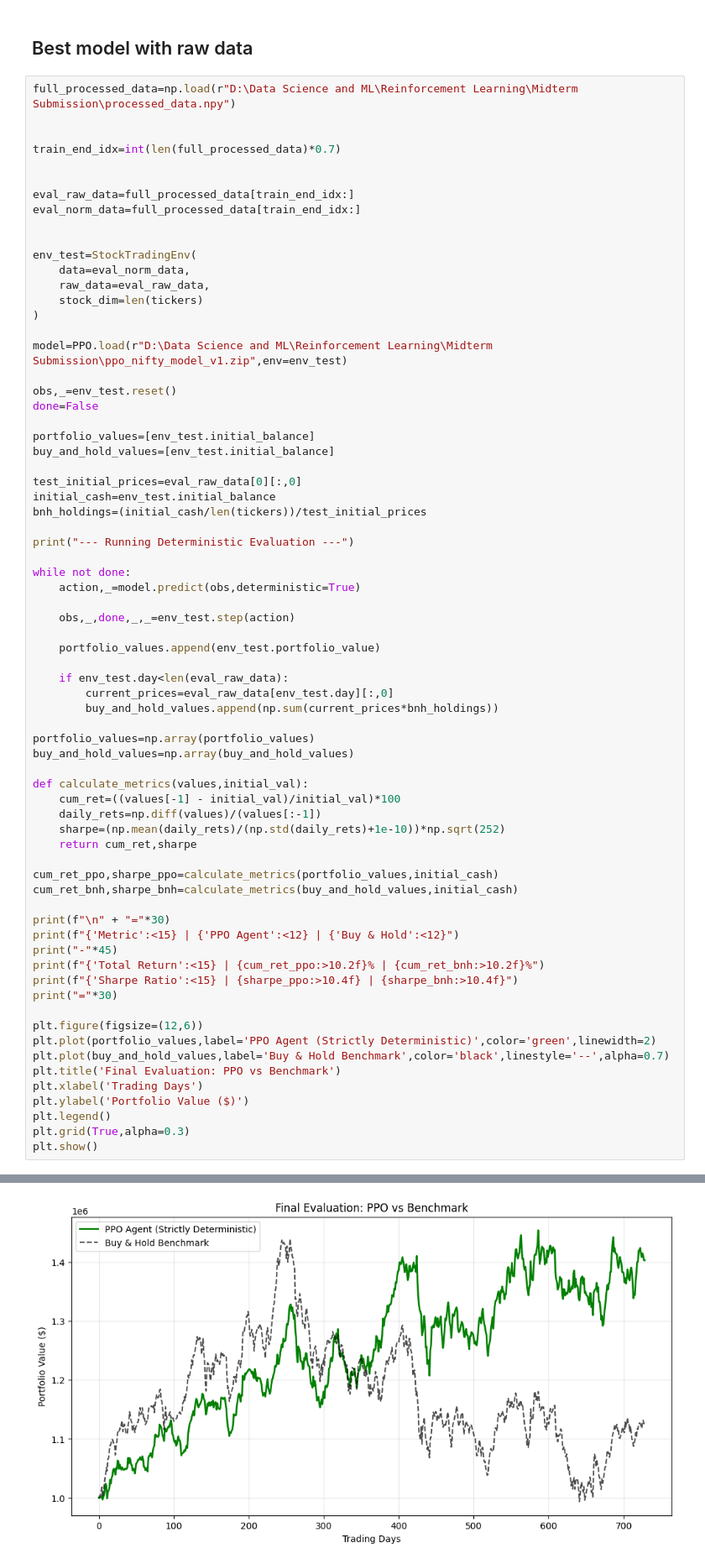
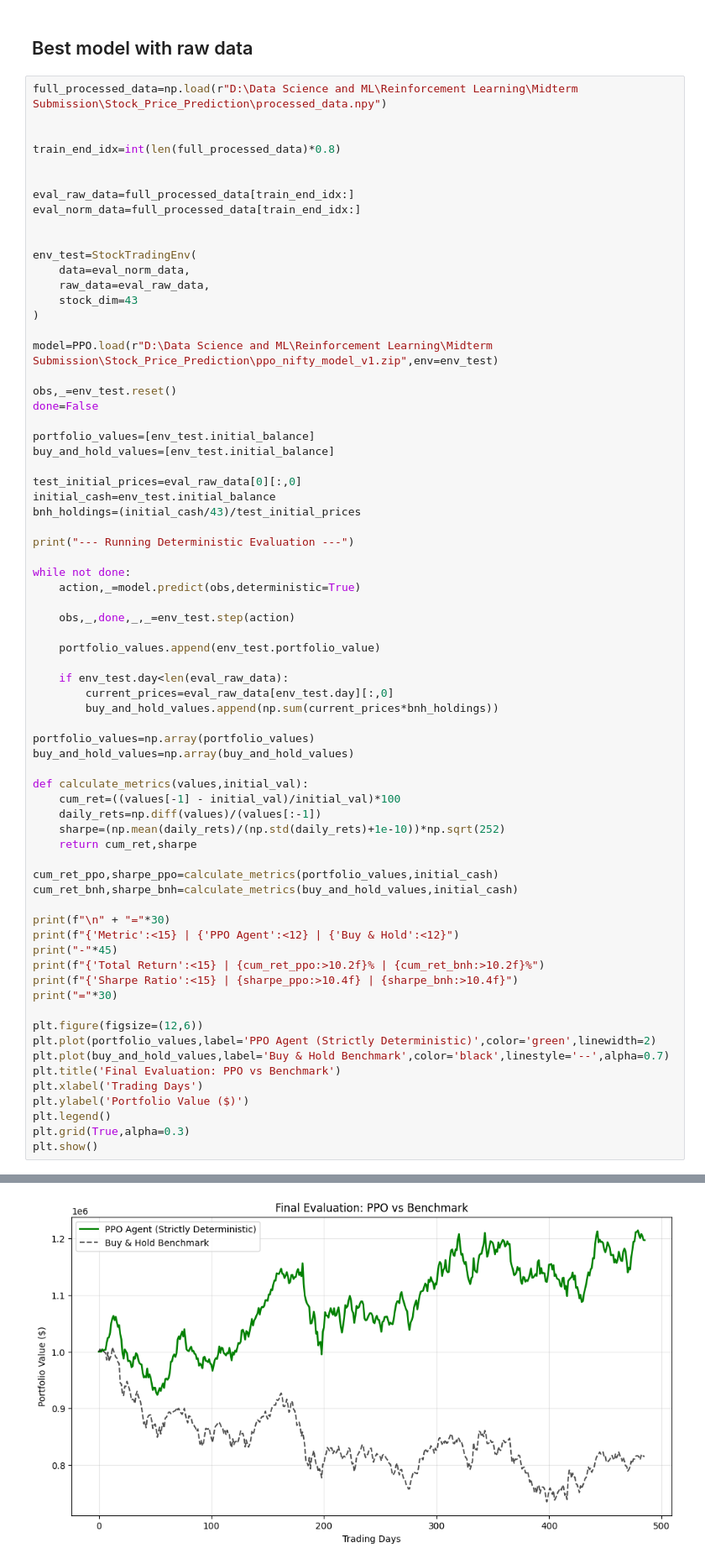
Before and after one commit to Vithulakash24/WiDS_Stock_Price_Prediction_Using_RL, a Jupyter notebook: Stock_Price_Prediction/RL_proj_final.ipynb, the cells around one changed output, grey strips where cells are left out. Shown at 84% size. Cells and saved outputs as stored; diff of their text form.

```diff
--- a/Stock_Price_Prediction/RL_proj_final.ipynb
+++ b/Stock_Price_Prediction/RL_proj_final.ipynb
@@ -420,10 +420,10 @@ np.save(r"D:\Data Science and ML\Reinforcement Learning\Midterm Submission\nifty
 # %% [markdown]
 ## Best model with raw data
 # %%
-full_processed_data=np.load(r"D:\Data Science and ML\Reinforcement Learning\Midterm Submission\processed_data.npy")
+full_processed_data=np.load(r"D:\Data Science and ML\Reinforcement Learning\Midterm Submission\Stock_Price_Prediction\processed_data.npy")
 
 
-train_end_idx=int(len(full_processed_data)*0.7)
+train_end_idx=int(len(full_processed_data)*0.8)
 
 
 eval_raw_data=full_processed_data[train_end_idx:]
@@ -433,10 +433,10 @@ eval_norm_data=full_processed_data[train_end_idx:]
 env_test=StockTradingEnv(
     data=eval_norm_data,
     raw_data=eval_raw_data,
-    stock_dim=len(tickers)
+    stock_dim=43
 )
 
-model=PPO.load(r"D:\Data Science and ML\Reinforcement Learning\Midterm Submission\ppo_nifty_model_v1.zip",env=env_test)
+model=PPO.load(r"D:\Data Science and ML\Reinforcement Learning\Midterm Submission\Stock_Price_Prediction\ppo_nifty_model_v1.zip",env=env_test)
 
 obs,_=env_test.reset()
 done=False
@@ -446,7 +446,7 @@ buy_and_hold_values=[env_test.initial_balance]
 
 test_initial_prices=eval_raw_data[0][:,0]
 initial_cash=env_test.initial_balance
-bnh_holdings=(initial_cash/len(tickers))/test_initial_prices
+bnh_holdings=(initial_cash/43)/test_initial_prices
 
 print("--- Running Deterministic Evaluation ---")
 
@@ -502,2 +502,2 @@ Sharpe Ratio    |     0.8959 |     0.3339
 ==============================
-[figure, old version]
+[figure, new version]
```
Also changed, not shown: parts of 1 cell of this notebook.
